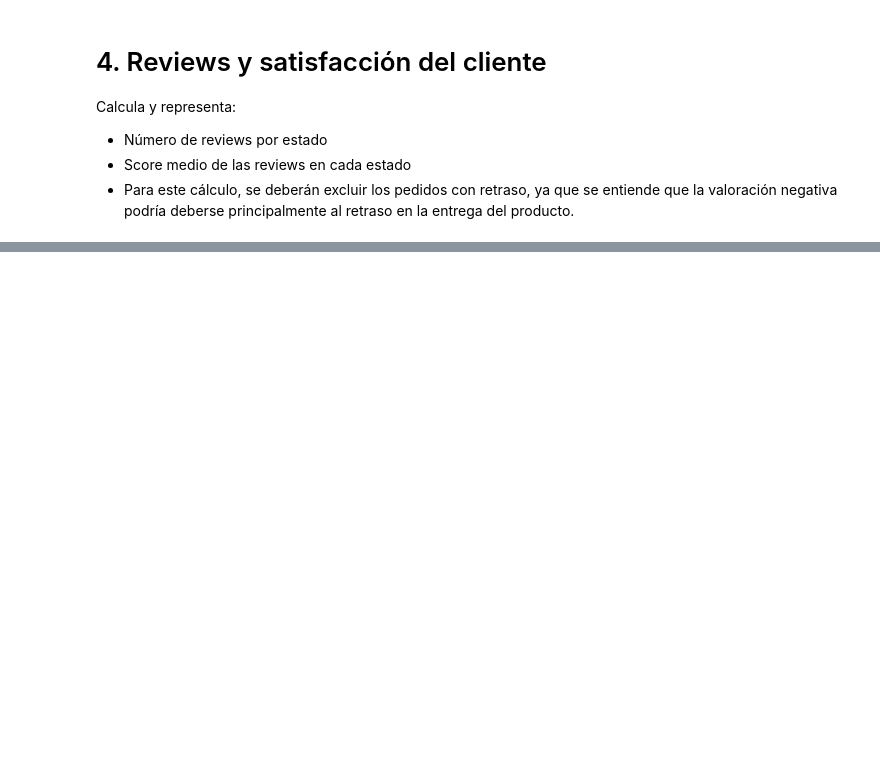
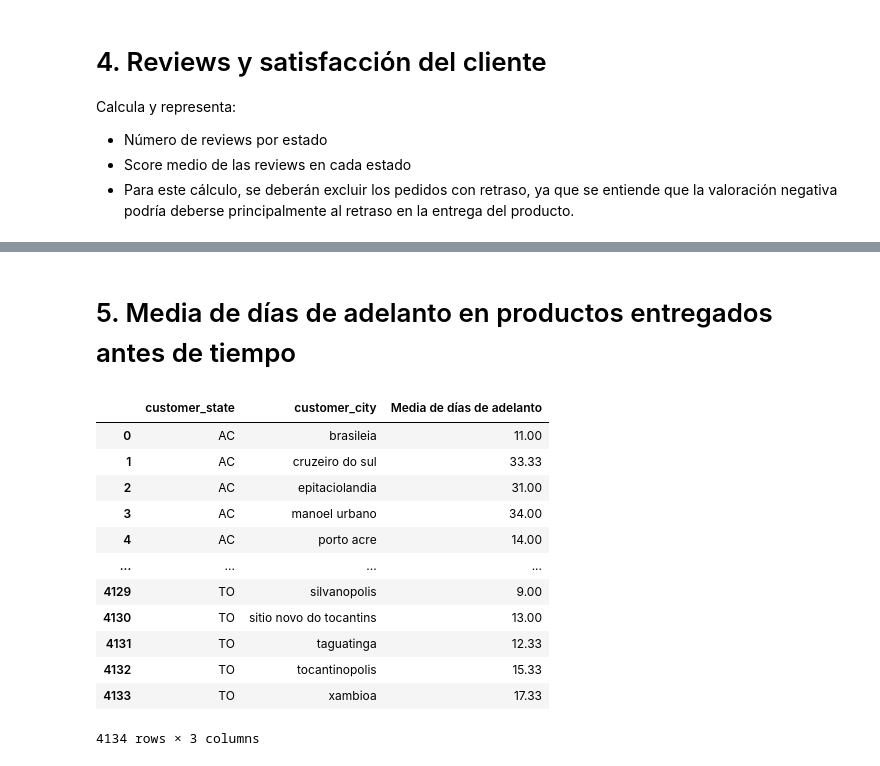
Before and after one commit to jgarciavStemdo/EDA_StreamLit, a Jupyter notebook: EDA_StreamLit_Jorge_y_Maria.ipynb, the cells around one changed output, grey strips where cells are left out. Drawn from its saved outputs; the diff is of its cells as text; code cells hidden in the pictures; blank space fills up the shorter version.

```diff
--- a/EDA_StreamLit_Jorge_y_Maria.ipynb
+++ b/EDA_StreamLit_Jorge_y_Maria.ipynb
@@ -235,3 +228,35 @@ reviews_stats
 | 9 | MA | 594 | 4.18 |
 | 13 | PA | 839 | 4.15 |
 | 4 | BA | 2858 | 4.14 |
+# %% [markdown]
+# 5. Media de días de adelanto en productos entregados antes de tiempo
+# %%
+# Filtrar pedidos adelantados
+adelantados = reviews_products_delivered[
+    reviews_products_delivered['delay_days'] < 0
+]
+
+# Media de días de adelanto respecto fecha estimada de nvio por estado + ciudad
+adelanto_por_ciudad = adelantados.groupby(
+    ['customer_state', 'customer_city']
+)['delay_days'].mean().abs().round(2).reset_index()
+
+adelanto_por_ciudad = adelanto_por_ciudad.rename(columns={
+    'delay_days': 'Media de días de adelanto'
+})
+
+adelanto_por_ciudad
+# %% [output]
+|  | customer_state | customer_city | Media de días de adelanto |
+| 0 | AC | brasileia | 11.00 |
+| 1 | AC | cruzeiro do sul | 33.33 |
+| 2 | AC | epitaciolandia | 31.00 |
+| 3 | AC | manoel urbano | 34.00 |
+| 4 | AC | porto acre | 14.00 |
+| ... | ... | ... | ... |
+| 4129 | TO | silvanopolis | 9.00 |
+| 4130 | TO | sitio novo do tocantins | 13.00 |
+| 4131 | TO | taguatinga | 12.33 |
+| 4132 | TO | tocantinopolis | 15.33 |
+| 4133 | TO | xambioa | 17.33 |
+4134 rows × 3 columns
```
Also changed, not shown: parts of 2 cells of this notebook, 1 other file.
